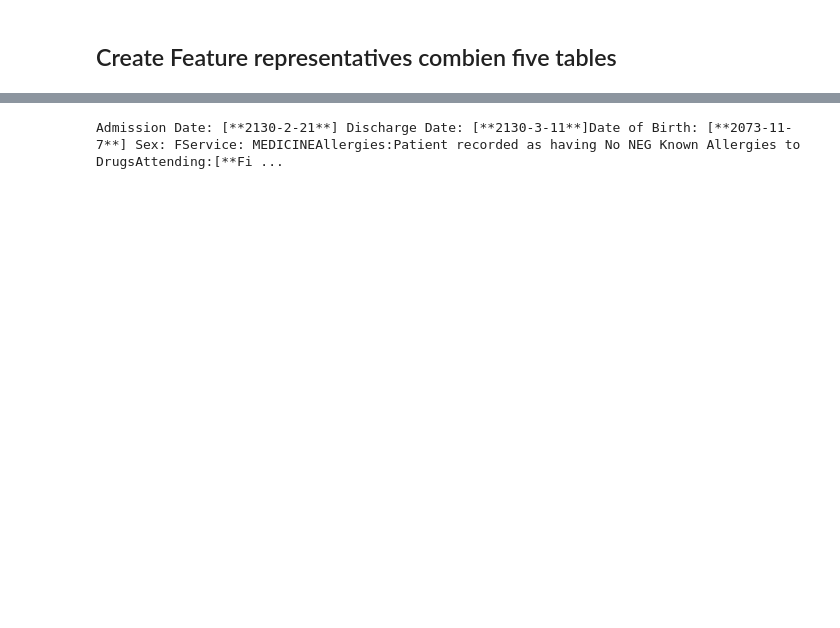
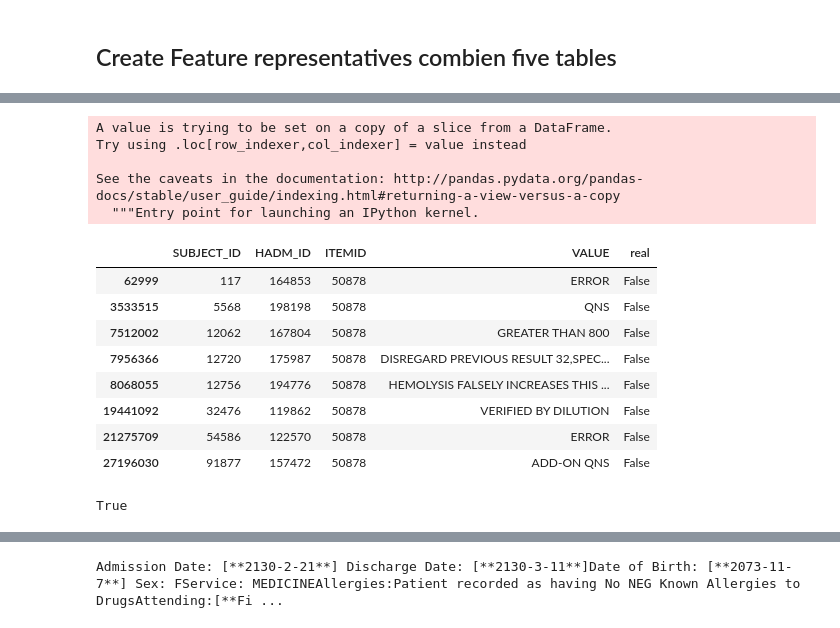
Before and after one commit to liuzi/Clinic-Analysis, a Jupyter notebook: Scripts/Data_Process_Server/S2 Dimension Reduction.ipynb, the cells around one changed output, grey strips where cells are left out. Saved outputs shown, nothing was run; the diff lists cells and outputs as text; code cells hidden in the pictures; blank space fills up the shorter version.

```diff
--- a/Scripts/Data_Process_Server/S2 Dimension Reduction.ipynb
+++ b/Scripts/Data_Process_Server/S2 Dimension Reduction.ipynb
@@ -53,0 +71,11 @@ def df2matrix(df):
+# %%
+# ITEMID, VALUE
+## remove rows with none value in episodes(keep coherent to other table with episodes)
+lab_df=read_data(
+    join(read_prefix,'LABEVENTS'),
+    dtype={"SUBJECT_ID":str,"HADM_ID":str})[["SUBJECT_ID","HADM_ID","ITEMID","VALUE"]].dropna(subset=['HADM_ID','VALUE'])
+
+# df2matrix(lab_df,"aa")
+# %%
+remove_value=['.']
+lab_df=lab_df.loc[~lab_df.VALUE.isin(remove_value)]
@@ -53,0 +84,17 @@ def df2matrix(df):
+# %%
+def is_number(s):
+    try:
+        float(s.strip())
+        return True
+    except ValueError:
+        return False
+
+def process_df_value_col(df):
+# temp_df.groupby(["HADM_ID","ITEMID"])["VALUE"].mean()
+    cols=df.columns
+    df["real"] = df["VALUE"].apply(is_number)
+    print(len(df[df["real"]][cols[2]].unique()))
+    print(len(df[~df["real"]][cols[2]].unique()))
+
+# .apply(lambda s: pd.to_numeric(s, errors='coerce'))
+    return df.groupby(cols[2])["real"].agg(all)
@@ -53,0 +132,24 @@ def df2matrix(df):
+# %%
+test2 = lab_df[lab_df['ITEMID']==50878]
+# %%
+test2['real']=test2['VALUE'].apply(is_number)
+test2[~test2['real']]
+# %% [output]
+A value is trying to be set on a copy of a slice from a DataFrame.
+Try using .loc[row_indexer,col_indexer] = value instead
+
+See the caveats in the documentation: http://pandas.pydata.org/pandas-docs/stable/user_guide/indexing.html#returning-a-view-versus-a-copy
+  """Entry point for launching an IPython kernel.
+|  | SUBJECT_ID | HADM_ID | ITEMID | VALUE | real |
+| 62999 | 117 | 164853 | 50878 | ERROR | False |
+| 3533515 | 5568 | 198198 | 50878 | QNS | False |
+| 7512002 | 12062 | 167804 | 50878 | GREATER THAN 800 | False |
+| 7956366 | 12720 | 175987 | 50878 | DISREGARD PREVIOUS RESULT 32,SPEC... | False |
+| 8068055 | 12756 | 194776 | 50878 | HEMOLYSIS FALSELY INCREASES THIS ... | False |
+| 19441092 | 32476 | 119862 | 50878 | VERIFIED BY DILUTION | False |
+| 21275709 | 54586 | 122570 | 50878 | ERROR | False |
+| 27196030 | 91877 | 157472 | 50878 | ADD-ON QNS | False |
+# %%
+is_number(test2.loc[5164525,"VALUE"])
+# %% [output]
+True
```
Also changed, not shown: parts of 42 cells of this notebook, 9 other files.
